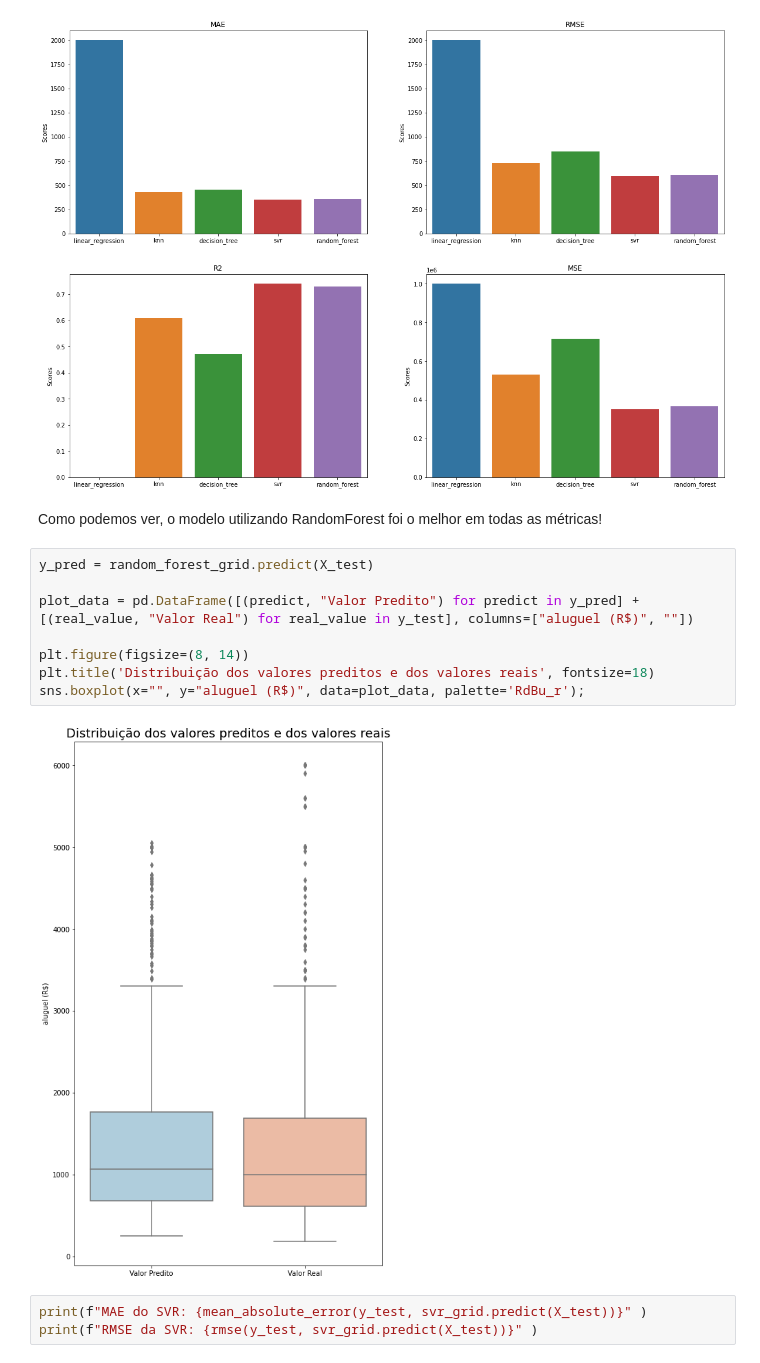
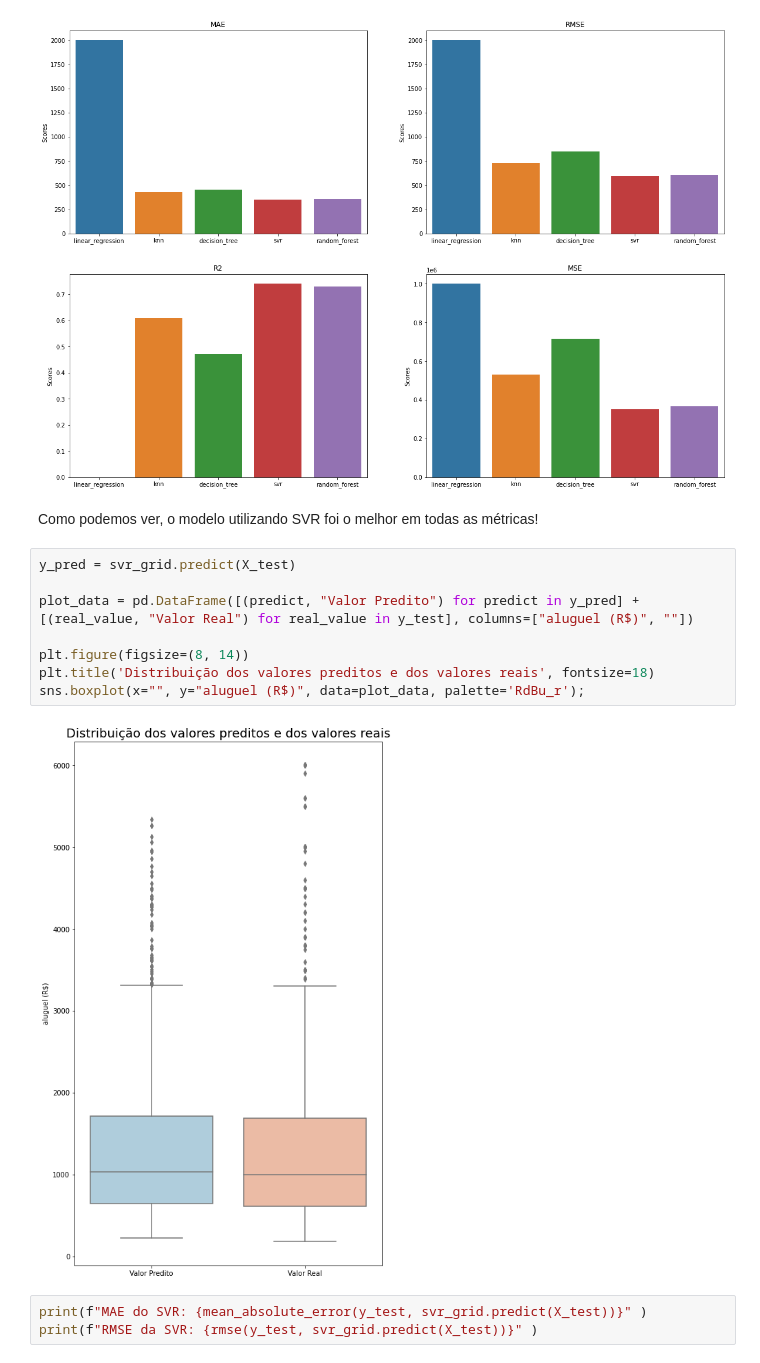
Before and after one commit to bgvinicius/fortaleza-rents-dataset, a Jupyter notebook: Treinamento_modelo.ipynb, the cells around one changed output. Saved outputs shown, nothing was run; the diff lists cells and outputs as text.

Commit message:
Atualiza svr como melhor modelo

```diff
--- a/Treinamento_modelo.ipynb
+++ b/Treinamento_modelo.ipynb
@@ -419,17 +419,17 @@ _ = plt.ylabel('Scores')
 # %% [output]
 [figure]
 # %% [markdown]
-Como podemos ver, o modelo utilizando RandomForest foi o melhor em todas as métricas!
+Como podemos ver, o modelo utilizando SVR foi o melhor em todas as métricas!
 # %%
-y_pred = random_forest_grid.predict(X_test)
+y_pred = svr_grid.predict(X_test)
 
 plot_data = pd.DataFrame([(predict, "Valor Predito") for predict in y_pred] + [(real_value, "Valor Real") for real_value in y_test], columns=["aluguel (R$)", ""])
 
 plt.figure(figsize=(8, 14))
 plt.title('Distribuição dos valores preditos e dos valores reais', fontsize=18)
 sns.boxplot(x="", y="aluguel (R$)", data=plot_data, palette='RdBu_r');
 # %% [output]
-[figure, old version]
+[figure, new version]
 # %%
 print(f"MAE do SVR: {mean_absolute_error(y_test, svr_grid.predict(X_test))}" )
 print(f"RMSE da SVR: {rmse(y_test, svr_grid.predict(X_test))}" )
```
Also changed, not shown: parts of 7 cells of this notebook.
